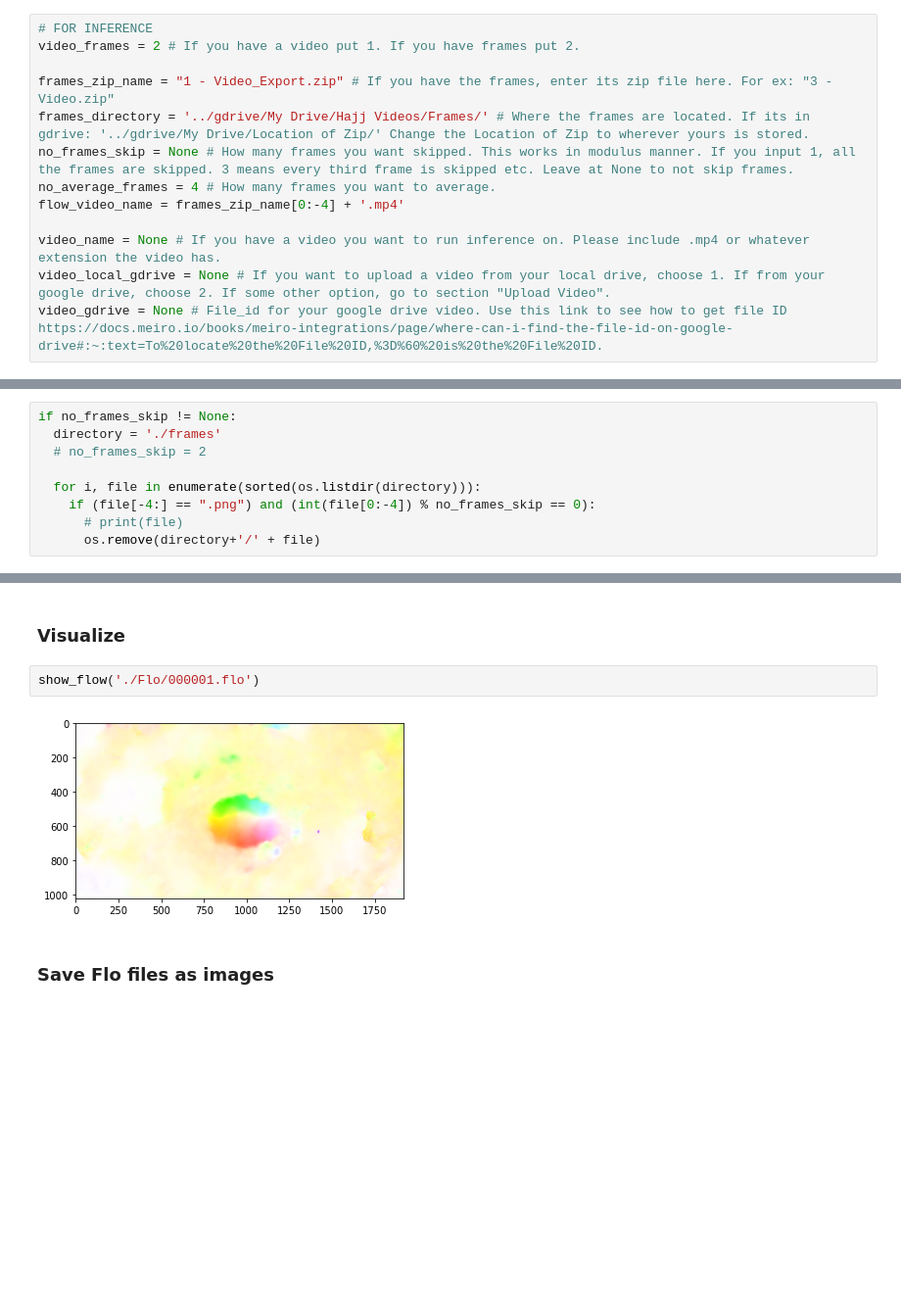
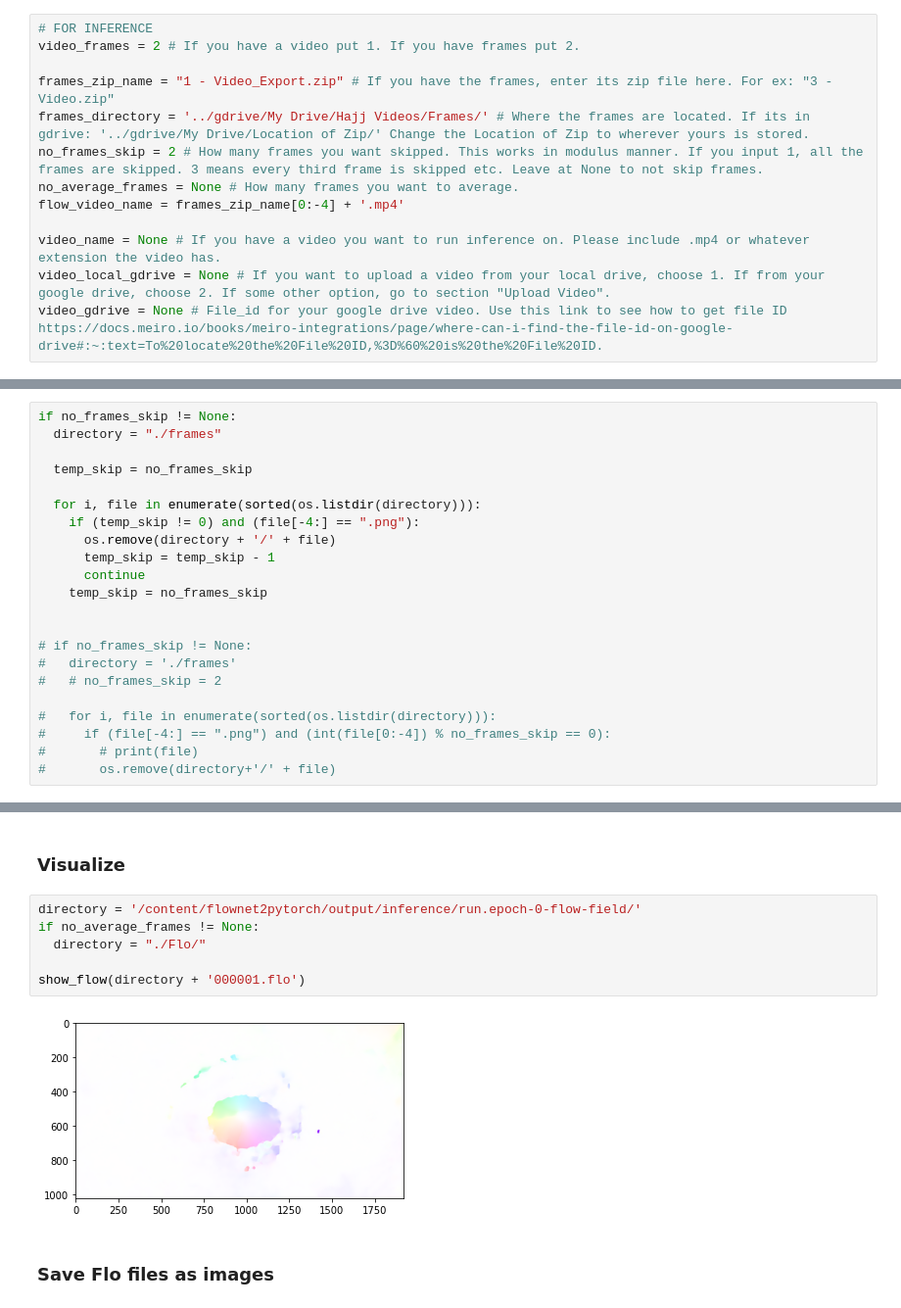
Before and after one commit to JibKh/SPROJ-Hajj, a Jupyter notebook: FlowNet2_Colab_Incomp.ipynb, the cells around one changed output, grey strips where cells are left out. Shown at 98% size. Cells and saved outputs as stored; diff of their text form; blank space fills up the shorter version.

```diff
--- a/FlowNet2_Colab_Incomp.ipynb
+++ b/FlowNet2_Colab_Incomp.ipynb
@@ -106,8 +106,8 @@ video_frames = 2 # If you have a video put 1. If you have frames put 2.
 
 frames_zip_name = "1 - Video_Export.zip" # If you have the frames, enter its zip file here. For ex: "3 - Video.zip"
 frames_directory = '../gdrive/My Drive/Hajj Videos/Frames/' # Where the frames are located. If its in gdrive: '../gdrive/My Drive/Location of Zip/' Change the Location of Zip to wherever yours is stored.
-no_frames_skip = None # How many frames you want skipped. This works in modulus manner. If you input 1, all the frames are skipped. 3 means every third frame is skipped etc. Leave at None to not skip frames.
-no_average_frames = 4 # How many frames you want to average.
+no_frames_skip = 2 # How many frames you want skipped. This works in modulus manner. If you input 1, all the frames are skipped. 3 means every third frame is skipped etc. Leave at None to not skip frames.
+no_average_frames = None # How many frames you want to average.
 flow_video_name = frames_zip_name[0:-4] + '.mp4'
 
 video_name = None # If you have a video you want to run inference on. Please include .mp4 or whatever extension the video has.
@@ -280,13 +274,26 @@ if video_frames == 2:
 2262
 # %%
 if no_frames_skip != None:
-  directory = './frames'
-  # no_frames_skip = 2
+  directory = "./frames"
+
+  temp_skip = no_frames_skip
 
   for i, file in enumerate(sorted(os.listdir(directory))):
-    if (file[-4:] == ".png") and (int(file[0:-4]) % no_frames_skip == 0):
-      # print(file)
-      os.remove(directory+'/' + file)
+    if (temp_skip != 0) and (file[-4:] == ".png"):
+      os.remove(directory + '/' + file)
+      temp_skip = temp_skip - 1
+      continue
+    temp_skip = no_frames_skip
+
+
+# if no_frames_skip != None:
+#   directory = './frames'
+#   # no_frames_skip = 2
+
+#   for i, file in enumerate(sorted(os.listdir(directory))):
+#     if (file[-4:] == ".png") and (int(file[0:-4]) % no_frames_skip == 0):
+#       # print(file)
+#       os.remove(directory+'/' + file)
 # %%
 if no_frames_skip != None:
   import os
@@ -637,10 +645,14 @@ def make_color_wheel():
     return colorwheel
 # %% [markdown]
 ### Visualize
-# %%
-show_flow('./Flo/000001.flo')
-# %% [output]
-[figure, removed]
+# %%
+directory = '/content/flownet2pytorch/output/inference/run.epoch-0-flow-field/'
+if no_average_frames != None:
+  directory = "./Flo/"
+
+show_flow(directory + '000001.flo')
+# %% [output]
+[figure, added]
 # %% [markdown]
 ### Save Flo files as images
 # %%
```
Also changed, not shown: parts of 13 cells of this notebook.
